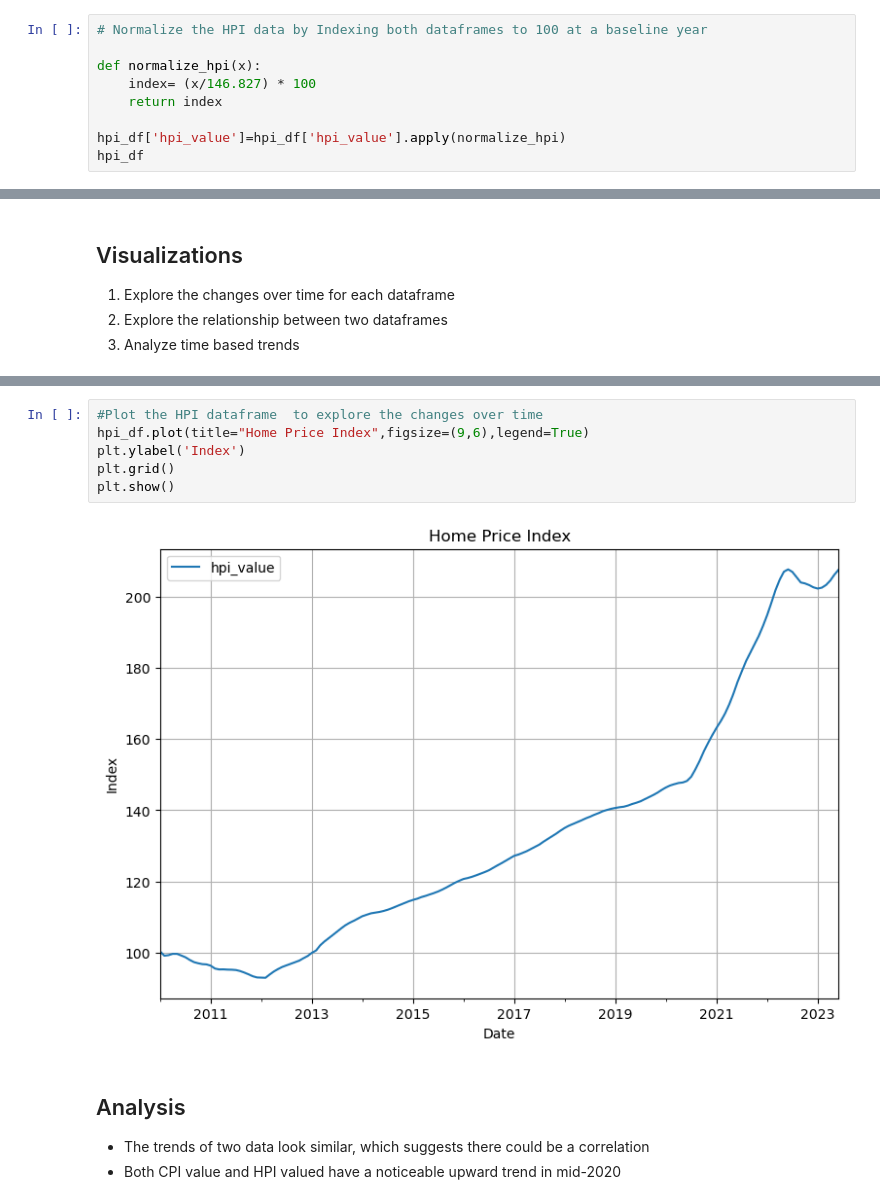
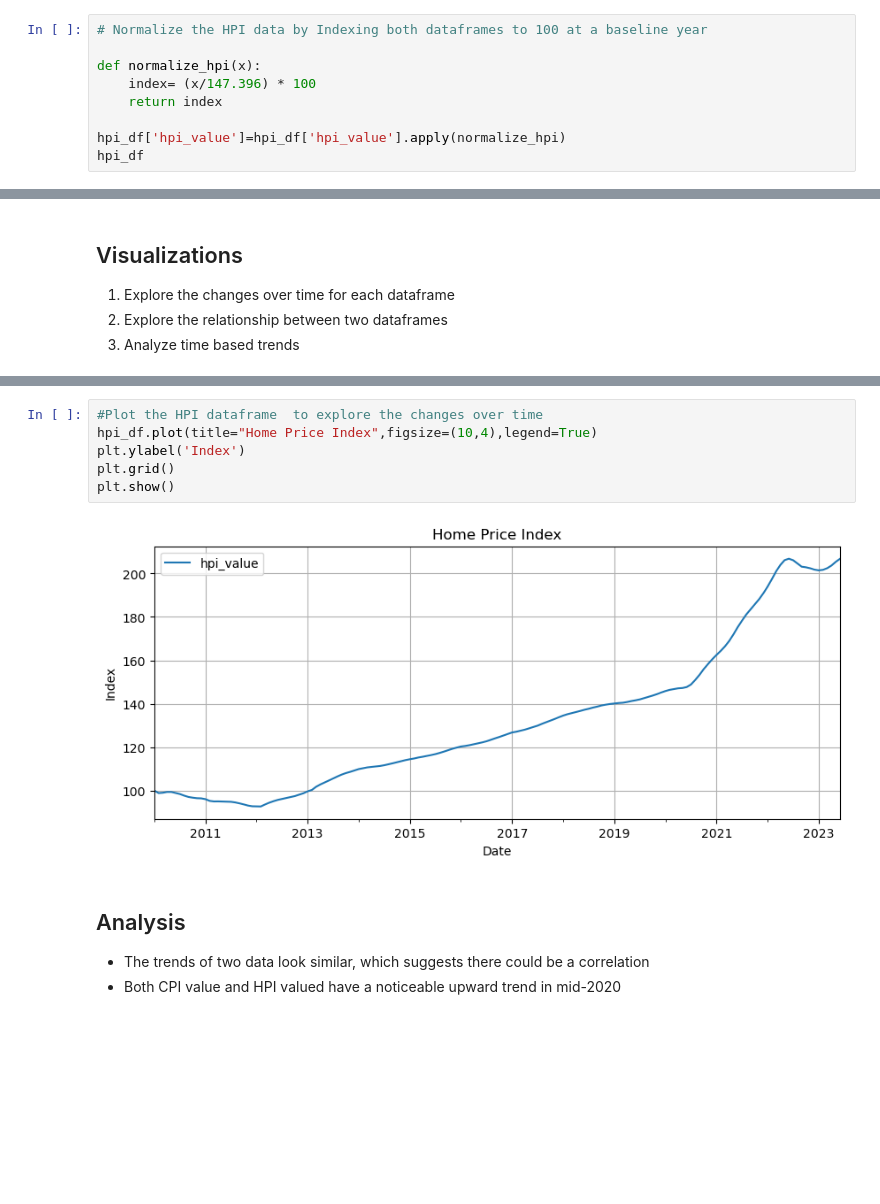
Before and after one commit to xraySMULu/the-big-squeeze, a Jupyter notebook: Code/mn_analysis.ipynb, the cells around one changed output, grey strips where cells are left out. Cells and saved outputs as stored; diff of their text form; blank space fills up the shorter version.

```diff
--- a/Code/mn_analysis.ipynb
+++ b/Code/mn_analysis.ipynb
@@ -185,7 +230,7 @@ cpi_df
 # Normalize the HPI data by Indexing both dataframes to 100 at a baseline year
 
 def normalize_hpi(x):
-    index= (x/146.827) * 100
+    index= (x/147.396) * 100
     return index
 
 hpi_df['hpi_value']=hpi_df['hpi_value'].apply(normalize_hpi)
@@ -241,11 +285,11 @@ plt.show()
 # %%
 #Plot the HPI dataframe  to explore the changes over time
-hpi_df.plot(title="Home Price Index",figsize=(9,6),legend=True)
+hpi_df.plot(title="Home Price Index",figsize=(10,4),legend=True)
 plt.ylabel('Index')
 plt.grid()
 plt.show()
 # %% [output]
-[figure, old version]
+[figure, new version]
 # %% [markdown]
 ## Analysis
 * The trends of two data look similar, which suggests there could be a correlation
```
Also changed, not shown: parts of 27 cells of this notebook.
